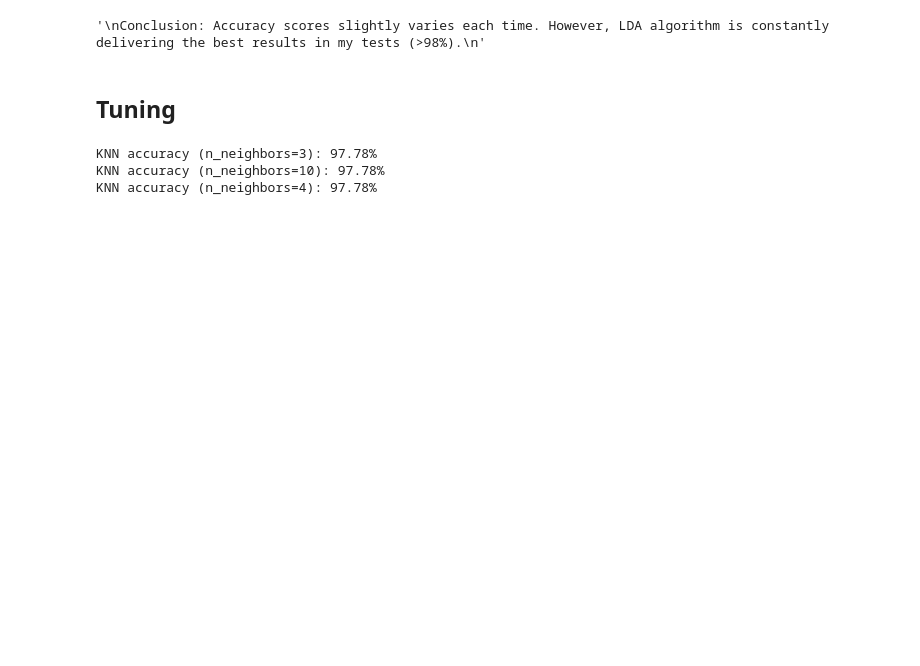
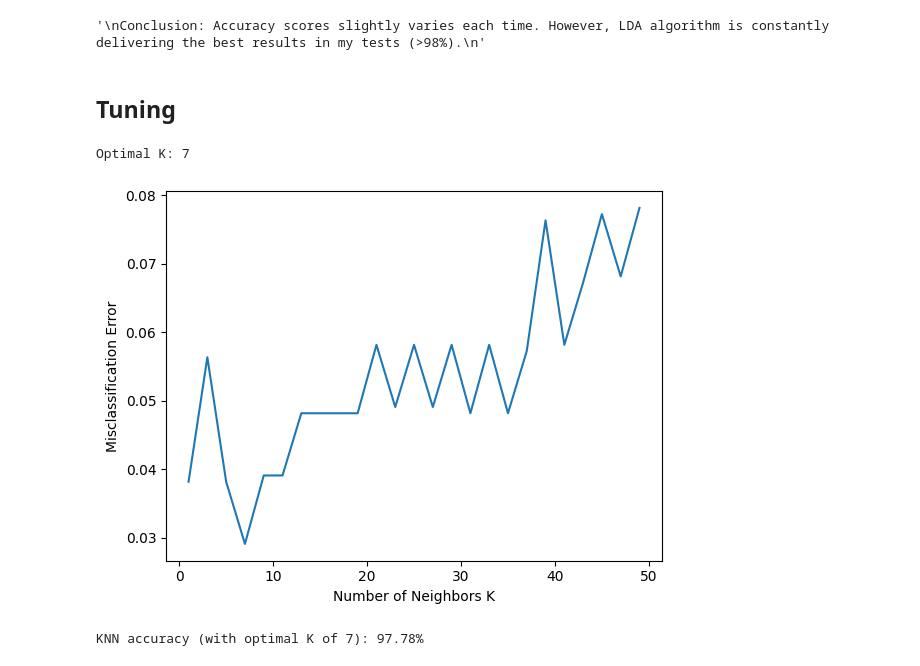
Before and after one commit to PauliusU/PP4-supervised-learning, a Jupyter notebook: PP4_supervised_learning.ipynb, the cells around one changed output. Cells and saved outputs as stored; diff of their text form; code cells hidden in the pictures; blank space fills up the shorter version.

Commit message:
feat: use k-fold cross validation for tuning of hyperparameter

```diff
--- a/PP4_supervised_learning.ipynb
+++ b/PP4_supervised_learning.ipynb
@@ -237,40 +237,43 @@ SVM: 96.18% accuracy (0.05 standard deviation)
 # %%
 # Goal: tune second best algorithm in my tests (KNN) to see if it can exceed accuracy of the best (LDA) algorithm
 
-# Build mode using KNN, training sets and tuning n_neighbors number by changing default value (5) to new one (3)
-knn3 = KNeighborsClassifier(n_neighbors=3)
-knn3.fit(train_X, train_y)
+# KNN hyper parameter tuning to select the best K. By default n_neighbors is 5.
+neighbors = [x for x in range(1,50) if x % 2 != 0]
 
-# Predict the output for the test dataset
-knn_y_predict = knn3.predict(test_X)
+# Empty list that will hold cv scores
+cv_scores = []
 
-# Calculate the accuracy score of the model
-knn3_accuracy = metrics.accuracy_score(test_y, knn_y_predict)
+for k in neighbors:
+    knn = KNeighborsClassifier(n_neighbors=k)
+    scores = cross_val_score(knn, train_X, train_y, cv=10, scoring='accuracy')
+    cv_scores.append(scores.mean())
 
-print(f"KNN accuracy (n_neighbors=3): {knn3_accuracy * 100:.2f}%")
+# Misclassification error
+MSE = [1-x for x in cv_scores]
+
+# Find optimal K
+optimal_k_index = MSE.index(min(MSE))
+optimal_k = neighbors[optimal_k_index]
+print(f"Optimal K: {optimal_k}")
+
+# Plot misclassification error vs K
+plt.plot(neighbors, MSE)
+plt.xlabel('Number of Neighbors K')
+plt.ylabel('Misclassification Error')
+plt.show()
+
+# Recalculate accuracy with optimal K
+knn = KNeighborsClassifier(n_neighbors=optimal_k)
+knn.fit(train_X, train_y)
+knn_y_predict = knn.predict(test_X)
+knn_accuracy = metrics.accuracy_score(test_y, knn_y_predict)
+print(f"KNN accuracy (with optimal K of {optimal_k}): {knn_accuracy * 100:.2f}%")
 
 """
-Conclusions: tuning n_neighbors gave accuracy increase from ~96% to ~97%, which is still lower than LDA accuracy (>98%)
+Conclusion: hyperparameter tuning improved accuracy of KNN from ~96% to ~97%.
+However, improved KNN accuracy is still lower than the most accurate (LDA) algorithm.
 """
-
-# Try different n_neighbors values - 10
-knn10 = KNeighborsClassifier(n_neighbors=10)
-knn10.fit(train_X, train_y)
-knn_y_predict = knn10.predict(test_X)
-knn10_accuracy = metrics.accuracy_score(test_y, knn_y_predict)
-print(f"KNN accuracy (n_neighbors=10): {knn10_accuracy * 100:.2f}%")
-
-"""
-Conclusions: 3 and 10 neighbors gave the same accuracy.
-"""
-
-# Try different n_neighbors values - 4
-knn4 = KNeighborsClassifier(n_neighbors=2)
-knn4.fit(train_X, train_y)
-knn_y_predict = knn10.predict(test_X)
-knn4_accuracy = metrics.accuracy_score(test_y, knn_y_predict)
-print(f"KNN accuracy (n_neighbors=4): {knn4_accuracy * 100:.2f}%")
 # %% [output]
-KNN accuracy (n_neighbors=3): 97.78%
-KNN accuracy (n_neighbors=10): 97.78%
-KNN accuracy (n_neighbors=4): 97.78%
+Optimal K: 7
+[figure, added]
+KNN accuracy (with optimal K of 7): 97.78%
```
Also changed, not shown: parts of 1 cell of this notebook.
